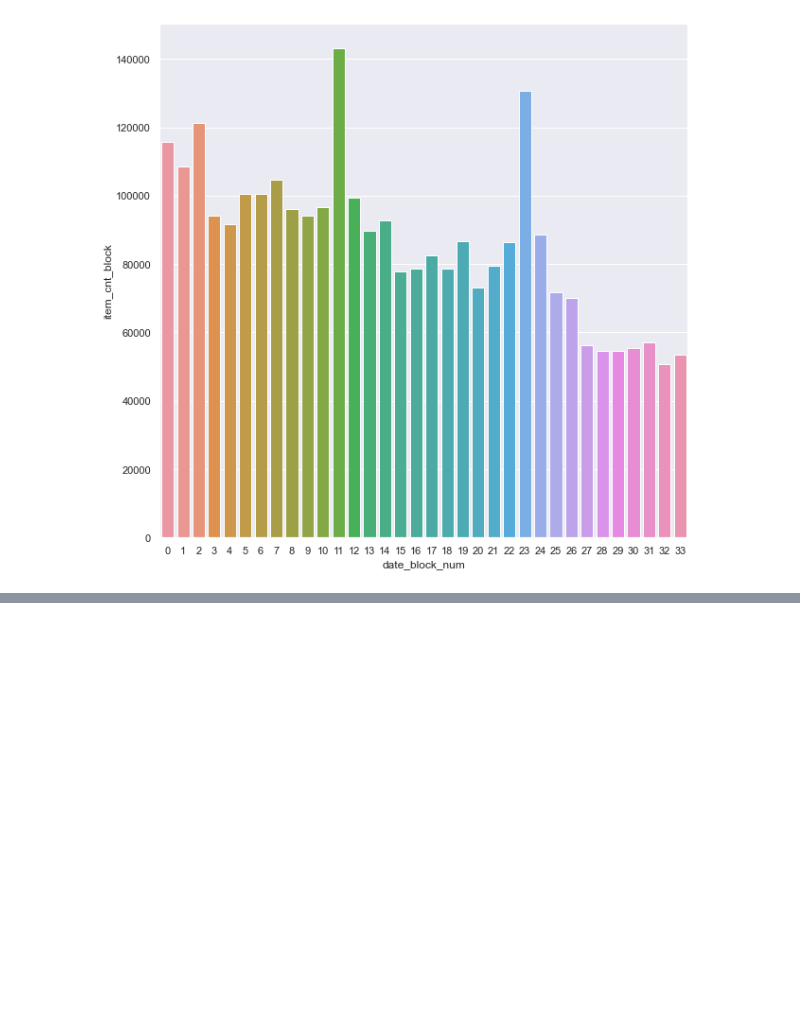
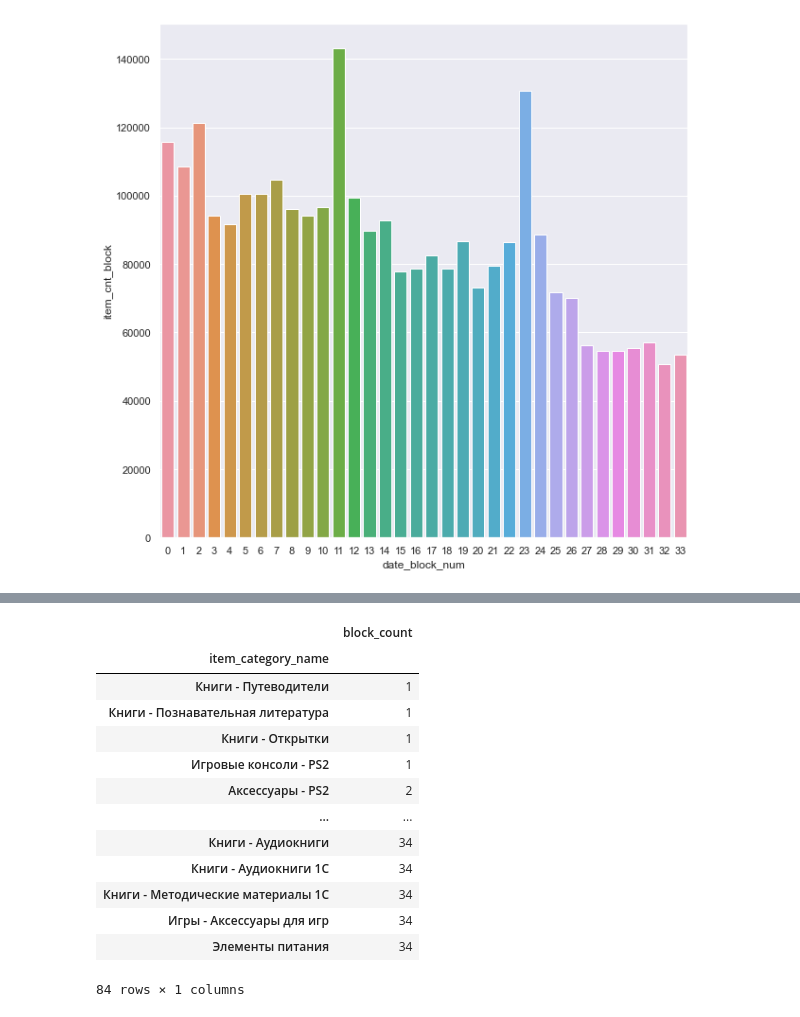
Before and after one commit to Porpoising/home_tasks, a Jupyter notebook: Pets/Future Sales/EDA & feather data/EDA.ipynb, the cells around one changed output, grey strips where cells are left out. Cells and saved outputs as stored; diff of their text form; code cells hidden in the pictures; blank space fills up the shorter version.

```diff
--- a/Pets/Future Sales/EDA & feather data/EDA.ipynb
+++ b/Pets/Future Sales/EDA & feather data/EDA.ipynb
@@ -303,0 +324,20 @@ scd_barplot
+# %%
+category_block_count = sales_count_category_date.groupby('item_category_name')\
+    .agg({'date_block_num': 'count'})\
+    .rename(columns={'date_block_num': 'block_count'})
+category_block_count.sort_values('block_count')
+# %% [output]
+|  | block_count |
+| item_category_name |  |
+| Книги - Путеводители | 1 |
+| Книги - Познавательная литература | 1 |
+| Книги - Открытки | 1 |
+| Игровые консоли - PS2 | 1 |
+| Аксессуары - PS2 | 2 |
+| ... | ... |
+| Книги - Аудиокниги | 34 |
+| Книги - Аудиокниги 1С | 34 |
+| Книги - Методические материалы 1С | 34 |
+| Игры - Аксессуары для игр | 34 |
+| Элементы питания | 34 |
+84 rows × 1 columns
```
Also changed, not shown: parts of 6 cells of this notebook.
